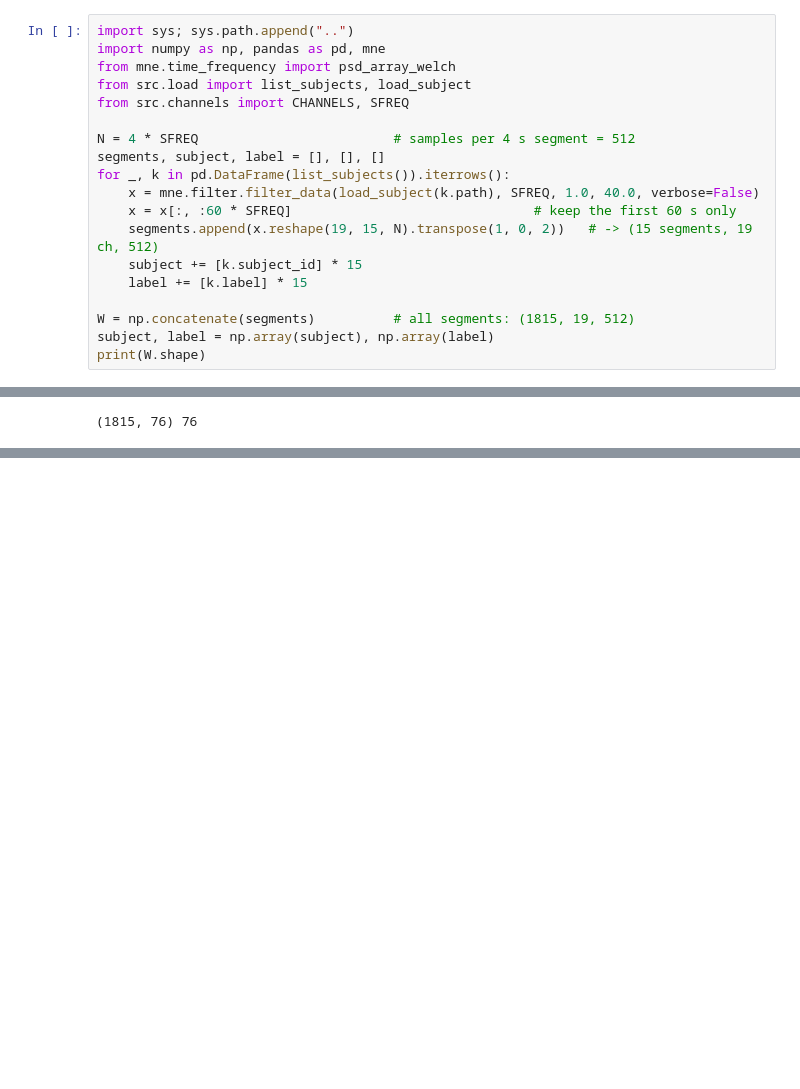
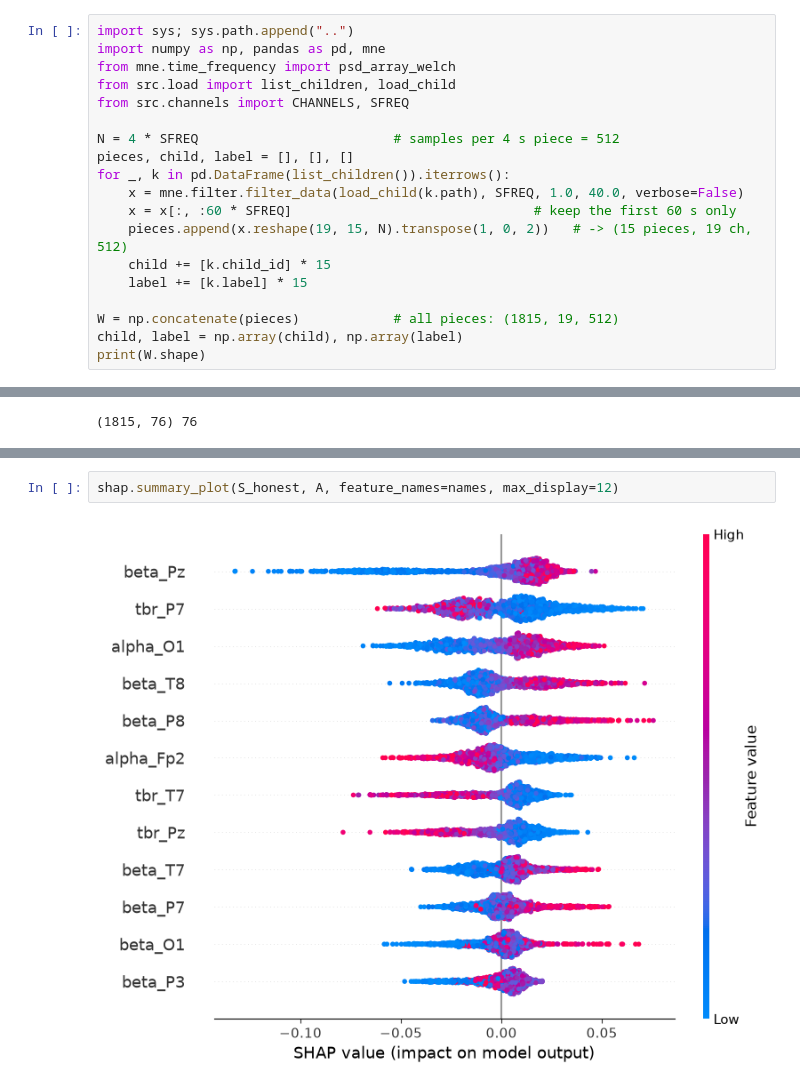
Before and after one commit to nitikaarajesh/eeg-adhd, a Jupyter notebook: notebooks/06_shap.ipynb, the cells around one changed output, grey strips where cells are left out. Drawn from its saved outputs; the diff is of its cells as text; blank space fills up the shorter version.

```diff
--- a/notebooks/06_shap.ipynb
+++ b/notebooks/06_shap.ipynb
@@ -2,20 +2,20 @@
 import sys; sys.path.append("..")
 import numpy as np, pandas as pd, mne
 from mne.time_frequency import psd_array_welch
-from src.load import list_subjects, load_subject
+from src.load import list_children, load_child
 from src.channels import CHANNELS, SFREQ
 
-N = 4 * SFREQ                         # samples per 4 s segment = 512
-segments, subject, label = [], [], []
-for _, k in pd.DataFrame(list_subjects()).iterrows():
-    x = mne.filter.filter_data(load_subject(k.path), SFREQ, 1.0, 40.0, verbose=False)
+N = 4 * SFREQ                         # samples per 4 s piece = 512
+pieces, child, label = [], [], []
+for _, k in pd.DataFrame(list_children()).iterrows():
+    x = mne.filter.filter_data(load_child(k.path), SFREQ, 1.0, 40.0, verbose=False)
     x = x[:, :60 * SFREQ]                               # keep the first 60 s only
-    segments.append(x.reshape(19, 15, N).transpose(1, 0, 2))   # -> (15 segments, 19 ch, 512)
-    subject += [k.subject_id] * 15
+    pieces.append(x.reshape(19, 15, N).transpose(1, 0, 2))   # -> (15 pieces, 19 ch, 512)
+    child += [k.child_id] * 15
     label += [k.label] * 15
 
-W = np.concatenate(segments)          # all segments: (1815, 19, 512)
-subject, label = np.array(subject), np.array(label)
+W = np.concatenate(pieces)            # all pieces: (1815, 19, 512)
+child, label = np.array(child), np.array(label)
 print(W.shape)
 # %% [output]
 (1815, 19, 512)
@@ -150,0 +103,4 @@ total AUC drop (sum of per-feature permutation importance):
+# %%
+shap.summary_plot(S_honest, A, feature_names=names, max_display=12)
+# %% [output]
+[figure, added]
```
Also changed, not shown: parts of 6 cells of this notebook, 6 other files.
